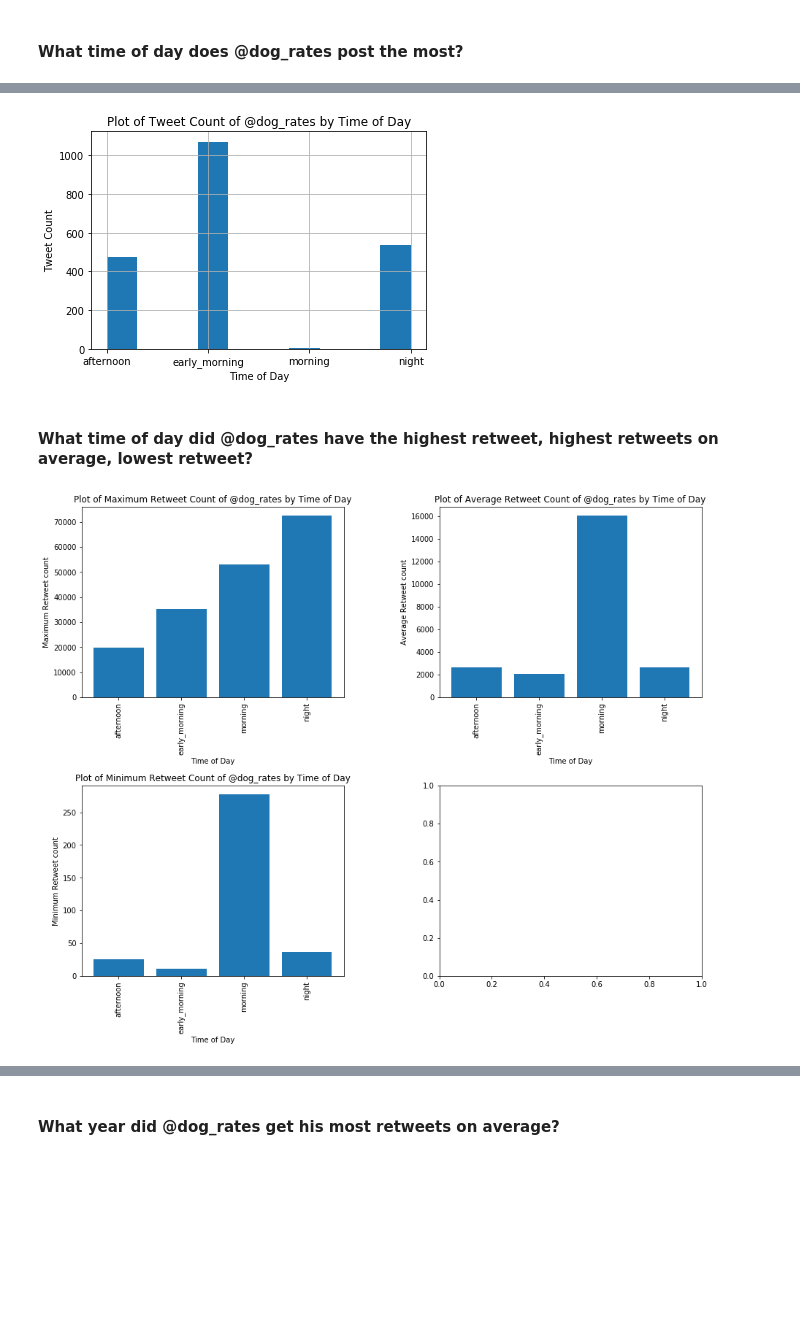
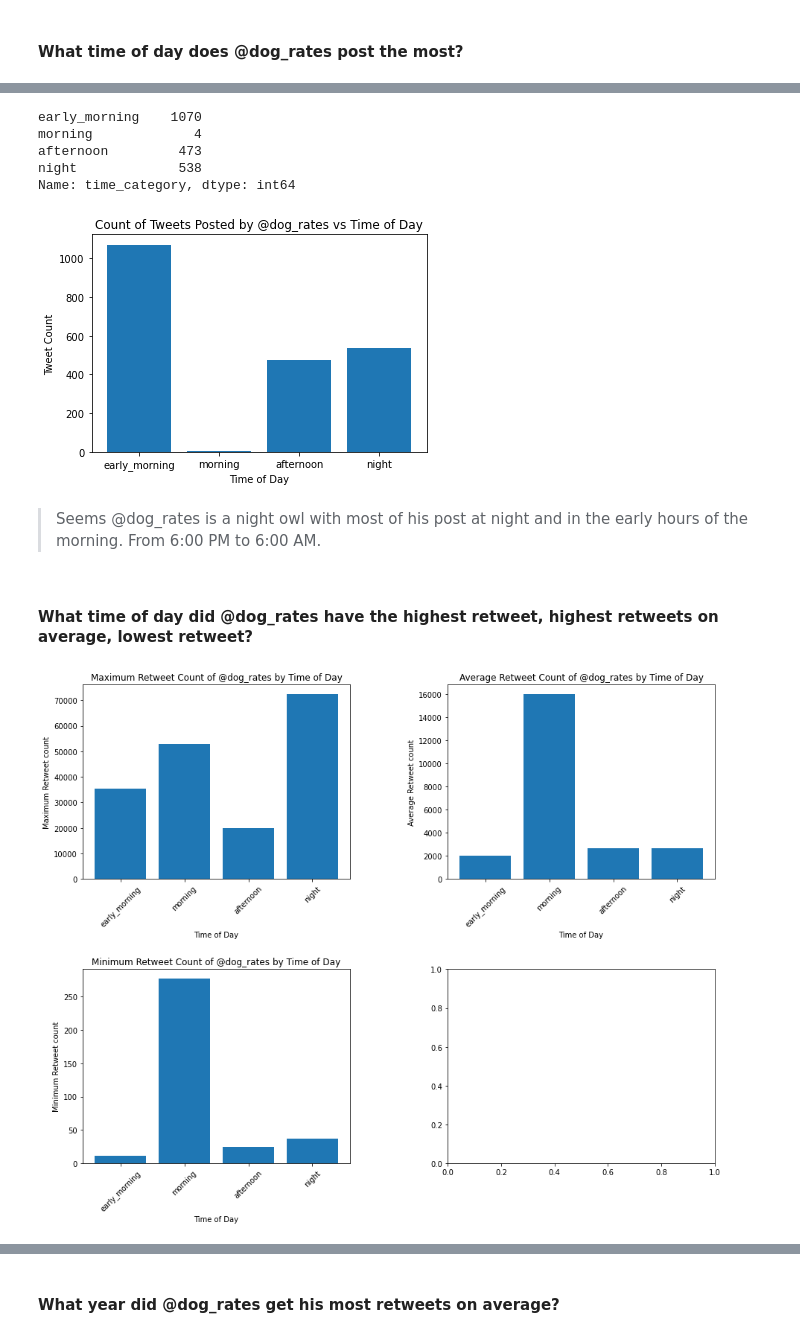
Before and after one commit to mathias-mike/Analyzing-Data, a Jupyter notebook: WeRateDogs Analysis/wrangle_act.ipynb, the cells around one changed output, grey strips where cells are left out. Cells and saved outputs as stored; diff of their text form; code cells hidden in the pictures; blank space fills up the shorter version.

```diff
--- a/WeRateDogs Analysis/wrangle_act.ipynb
+++ b/WeRateDogs Analysis/wrangle_act.ipynb
@@ -697,2 +716,8 @@ df_archive_copy.loc[df_archive_copy['dog_stage'] == 'None', 'dog_stage']  = np.n
+# %%
+# Drop dog_stages from df_archive_copy
+df_archive_copy.drop(columns=stage_list, inplace=True)
+# %%
+# Replace '' with Nan
+df_archive_copy['dog_stage'].replace('', np.nan, inplace=True)
 # %% [markdown]
 #### Test
@@ -888,7 +914,13 @@ for index, time in df_archive_copy.timestamp.dt.time.items():
         time_category[index] = 'night'
 
 time_category = pd.Series(time_category)
-time_category = time_category.astype('category')
+
+# Create category for time
+ordered_category = ['early_morning', 'morning', 'afternoon', 'night']
+ordered_category = pd.api.types.CategoricalDtype(categories=ordered_category, ordered=True)
+
+# Set category to time
+time_category = time_category.astype(ordered_category)
 
 # Join our "time_category" series to df_archive_copy
 df_archive_copy['time_category'] = time_category
@@ -908,10 +940,23 @@ df_archive_copy.sample(10)
+# %%
+# Getting values counts for each time category
+data_to_plot = df_archive_copy['time_category'].value_counts().sort_index()
+data_to_plot
+# %% [output]
+early_morning    1070
+morning             4
+afternoon         473
+night             538
+Name: time_category, dtype: int64
 # %%
-df_archive_copy.time_category.hist();
+# Plotting
+plt.bar(data_to_plot.index,  data_to_plot)
 plt.xlabel('Time of Day');
 plt.ylabel('Tweet Count');
-plt.title('Plot of Tweet Count of @dog_rates by Time of Day');
+plt.title('Count of Tweets Posted by @dog_rates vs Time of Day');
 # %% [output]
-[figure, old version]
+[figure, new version]
+# %% [markdown]
+> Seems @dog_rates is a night owl with most of his post at night and in the early hours of the morning. From 6:00 PM to 6:00 AM.
 # %% [markdown]
 #### What time of day did @dog_rates have the highest retweet, highest retweets on average, lowest retweet?
 # %%
@@ -933,20 +978,20 @@ fig.tight_layout(pad=10.0)
 
 # Maximum retweet count
 axs[0][0].bar(time_category_max, retweet_counts_max);
-axs[0][0].set_title('Plot of Maximum Retweet Count of @dog_rates by Time of Day');
+axs[0][0].set_title('Maximum Retweet Count of @dog_rates by Time of Day');
 axs[0][0].set(xlabel='Time of Day', ylabel='Maximum Retweet count');
-axs[0][0].tick_params(axis='x', rotation=90);
+axs[0][0].tick_params(axis='x', rotation=45);
 
 # Average retweet count
 axs[0][1].bar(time_category_avg, retweet_counts_avg);
-axs[0][1].set_title('Plot of Average Retweet Count of @dog_rates by Time of Day');
+axs[0][1].set_title('Average Retweet Count of @dog_rates by Time of Day');
 axs[0][1].set(xlabel='Time of Day', ylabel='Average Retweet count');
-axs[0][1].tick_params(axis='x', rotation=90);
+axs[0][1].tick_params(axis='x', rotation=45);
 
 # Minimum retweet count
 axs[1][0].bar(time_category_min, retweet_counts_min);
-axs[1][0].set_title('Plot of Minimum Retweet Count of @dog_rates by Time of Day');
+axs[1][0].set_title('Minimum Retweet Count of @dog_rates by Time of Day');
 axs[1][0].set(xlabel='Time of Day', ylabel='Minimum Retweet count');
-axs[1][0].tick_params(axis='x', rotation=90);
+axs[1][0].tick_params(axis='x', rotation=45);
 # %% [output]
-[figure, old version]
+[figure, new version]
```
Also changed, not shown: parts of 84 cells of this notebook, 8 other files.
